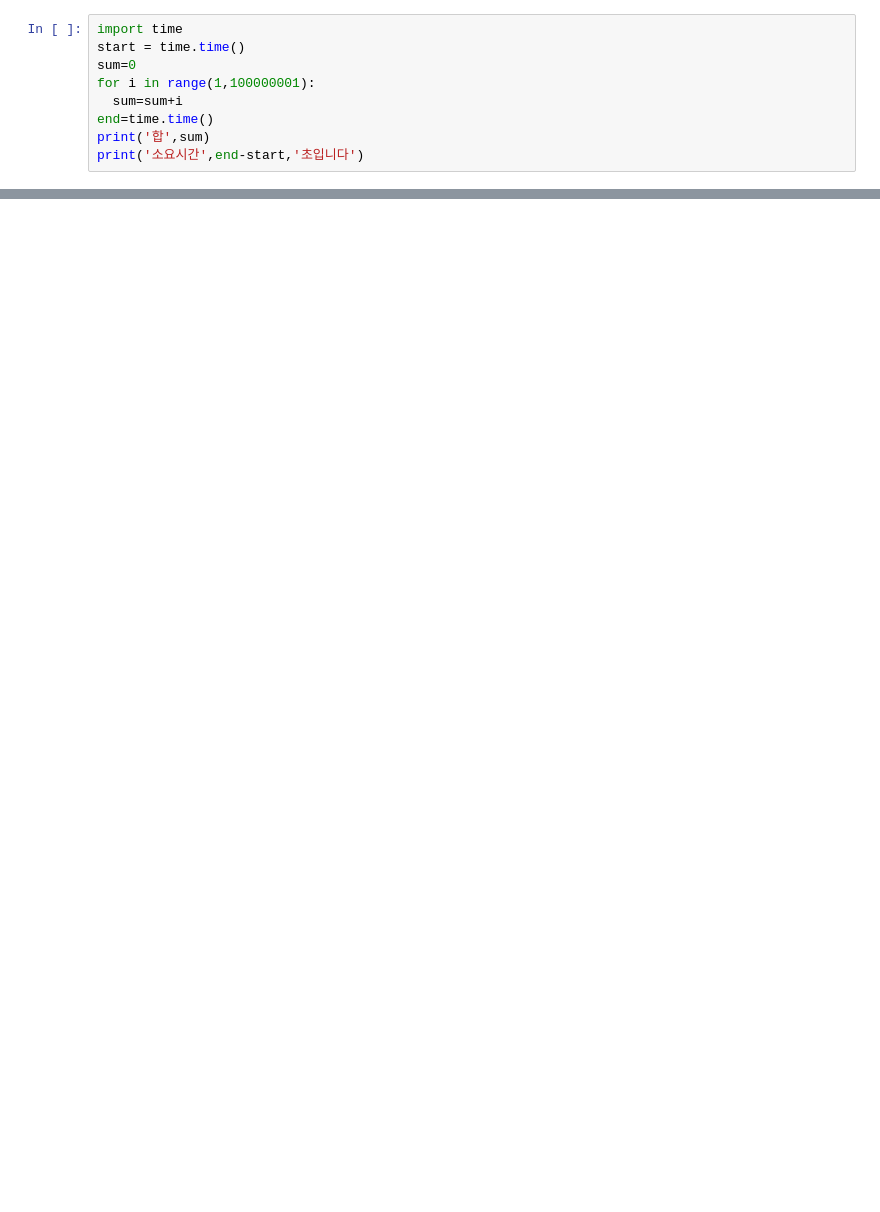
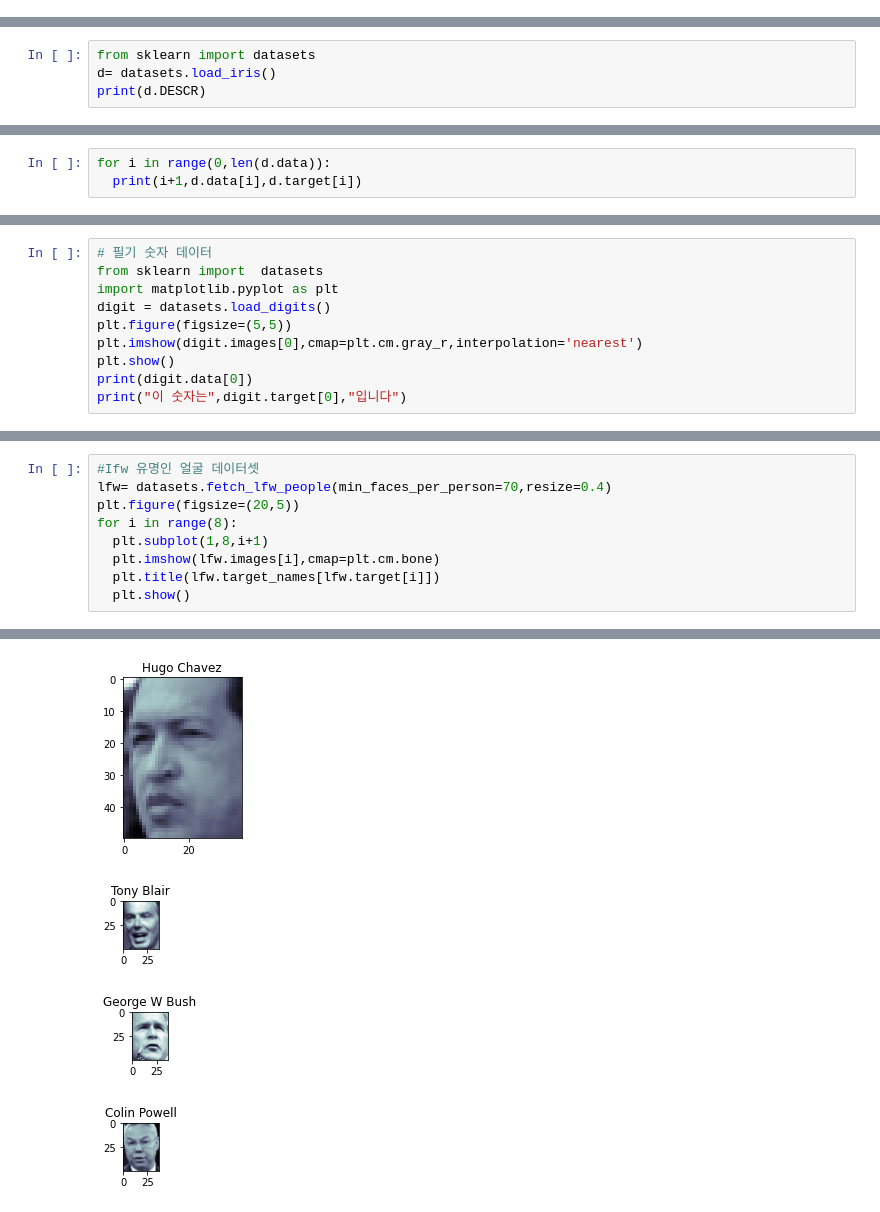
Before and after one commit to kshwan95/Machine-Learning, a Jupyter notebook: 인공지능2.ipynb, the cells around one changed output, grey strips where cells are left out. Saved outputs shown, nothing was run; the diff lists cells and outputs as text; blank space fills up the shorter version.

```diff
--- a/인공지능2.ipynb
+++ b/인공지능2.ipynb
@@ -1,11 +1,2 @@
 # %% [markdown]
 <a href="https://colab.research.google.com/github/kshwan95/Machine-Learning/blob/main/%EC%9D%B8%EA%B3%B5%EC%A7%80%EB%8A%A52.ipynb" target="_parent"><img src="https://colab.research.google.com/assets/colab-badge.svg" alt="Open In Colab"/></a>
-# %%
-import time
-start = time.time()
-sum=0
-for i in range(1,100000001):
-  sum=sum+i
-end=time.time()
-print('합',sum)
-print('소요시간',end-start,'초입니다')
@@ -77,0 +3,4 @@ tts.save("news_Son.mp3")
+# %%
+from sklearn import datasets
+d= datasets.load_iris()
+print(d.DESCR)
@@ -77,0 +25,3 @@ tts.save("news_Son.mp3")
+# %%
+for i in range(0,len(d.data)):
+  print(i+1,d.data[i],d.target[i])
@@ -77,0 +62,10 @@ tts.save("news_Son.mp3")
+# %%
+# 필기 숫자 데이터
+from sklearn import  datasets
+import matplotlib.pyplot as plt
+digit = datasets.load_digits()
+plt.figure(figsize=(5,5))
+plt.imshow(digit.images[0],cmap=plt.cm.gray_r,interpolation='nearest')
+plt.show()
+print(digit.data[0])
+print("이 숫자는",digit.target[0],"입니다")
@@ -77,0 +79,10 @@ tts.save("news_Son.mp3")
+# %%
+#Ifw 유명인 얼굴 데이터셋
+lfw= datasets.fetch_lfw_people(min_faces_per_person=70,resize=0.4)
+plt.figure(figsize=(20,5))
+for i in range(8):
+  plt.subplot(1,8,i+1)
+  plt.imshow(lfw.images[i],cmap=plt.cm.bone)
+  plt.title(lfw.target_names[lfw.target[i]])
+  plt.show()
+# %% [output]
@@ -77,0 +93,4 @@ tts.save("news_Son.mp3")
+[figure, added]
+[figure, added]
+[figure, added]
+[figure, added]
```
Also changed, not shown: parts of 11 cells of this notebook.
